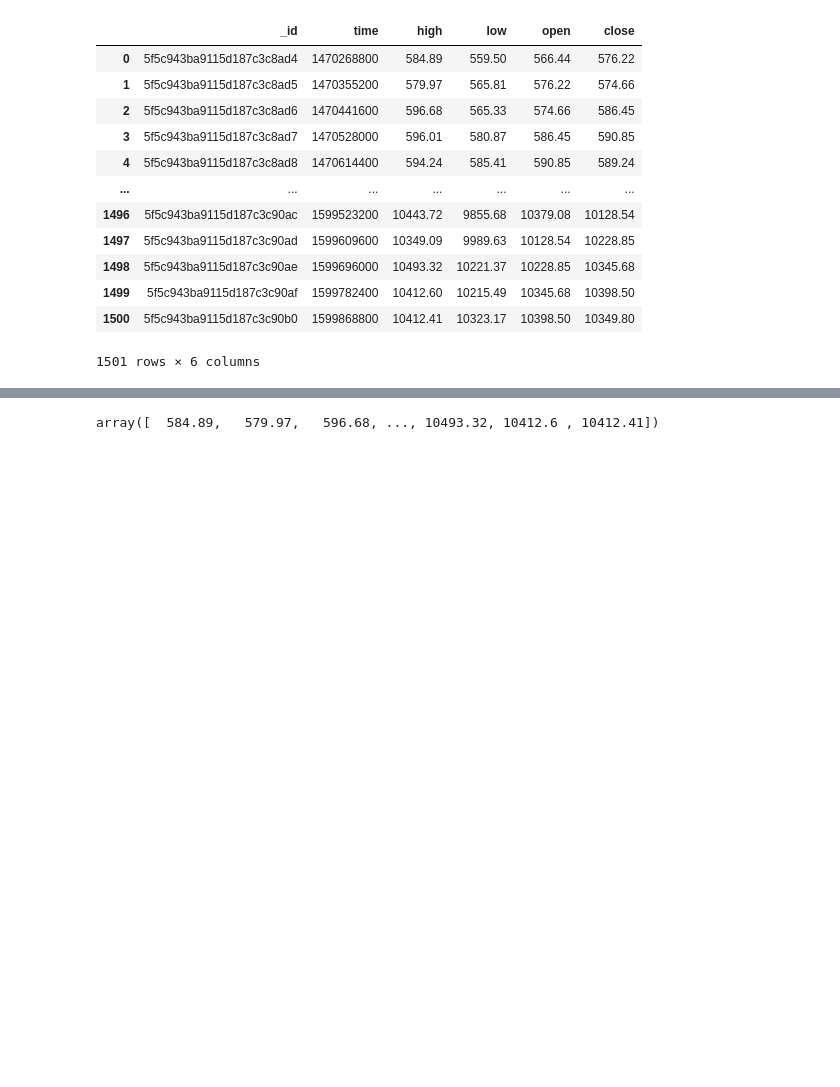
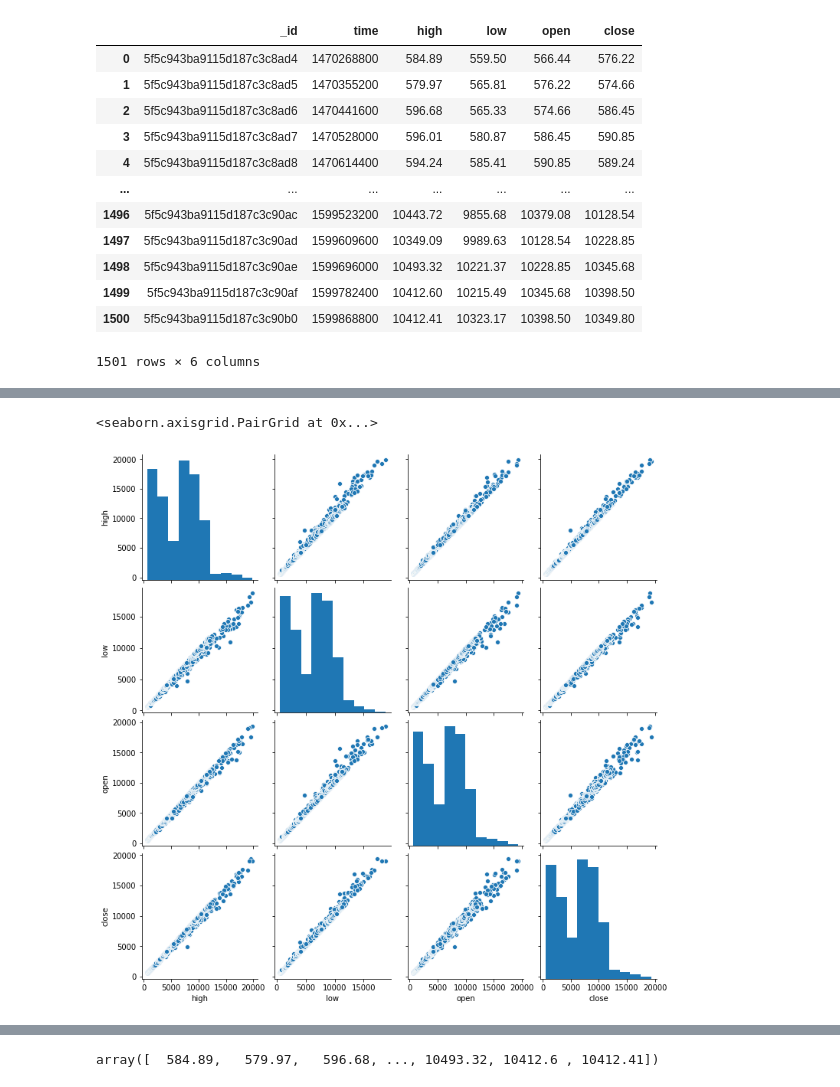
Before and after one commit to SuryanshNaugraiya/Bitcoin_Prediction_System, a Jupyter notebook: DL_Models_Comparison.ipynb, the cells around one changed output, grey strips where cells are left out. Drawn from its saved outputs; the diff is of its cells as text; code cells hidden in the pictures; blank space fills up the shorter version.

```diff
--- a/DL_Models_Comparison.ipynb
+++ b/DL_Models_Comparison.ipynb
@@ -37,0 +43,6 @@ df=df.drop(labels=['_id','time'],axis=1)
+# %%
+import seaborn as sns
+sns.pairplot(df)
+# %% [output]
+<seaborn.axisgrid.PairGrid at 0x...>
+[figure, added]
```
Also changed, not shown: parts of 4 cells of this notebook.
